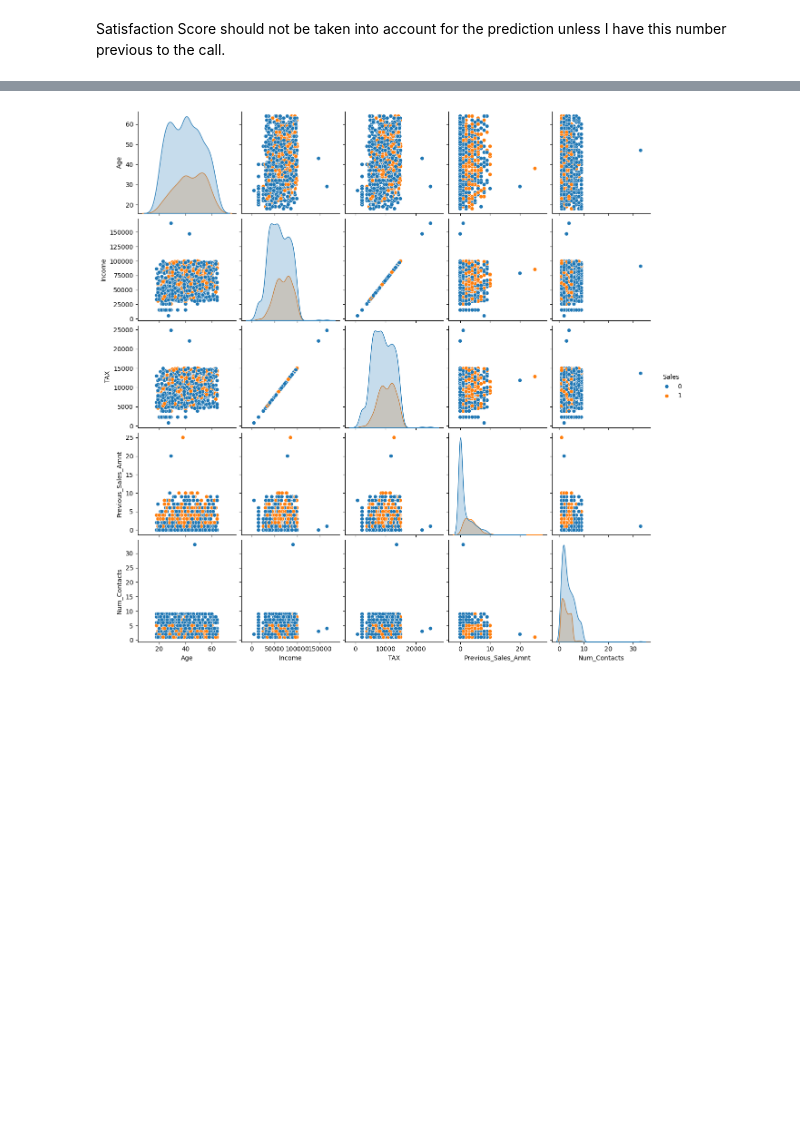
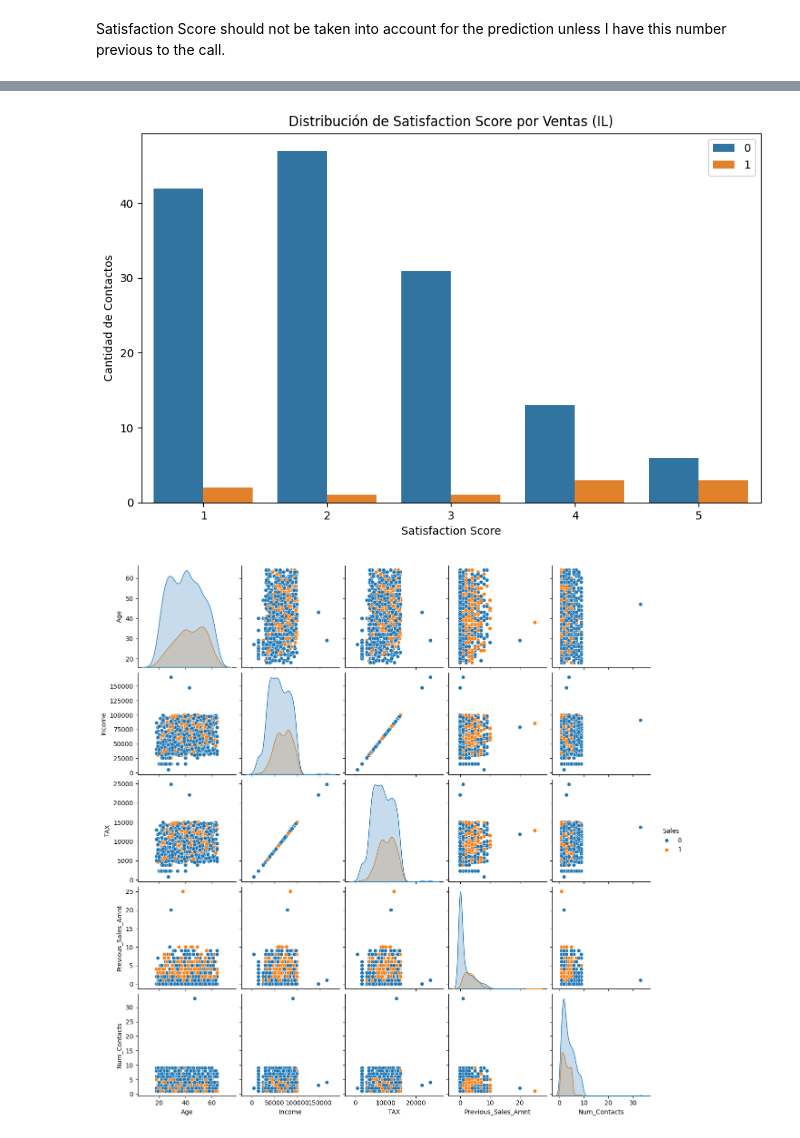
Before and after one commit to gbuvoli/Prueba_tecnica_TP, a Jupyter notebook: Prueba_Tecnica.ipynb, the cells around one changed output, grey strips where cells are left out. Saved outputs shown, nothing was run; the diff lists cells and outputs as text; code cells hidden in the pictures; blank space fills up the shorter version.

```diff
--- a/Prueba_Tecnica.ipynb
+++ b/Prueba_Tecnica.ipynb
@@ -425,3 +478,23 @@ Satisfaction Score should not be taken into account for the prediction unless I
+# %%
+import seaborn as sns
+import matplotlib.pyplot as plt
+
+# Filtrar la data para Location = IL
+df_IL = df_clean[df_clean["Location"] == "IL"]
+
+# Crear gráfico de barras para Satisfaction Score discriminado por Sales
+plt.figure(figsize=(10, 6))
+sns.countplot(data=df_IL, x="Satisfaction_Score", hue="Sales")
+
+# Personalizar etiquetas
+plt.title("Distribución de Satisfaction Score por Ventas (IL)")
+plt.xlabel("Satisfaction Score")
+plt.ylabel("Cantidad de Contactos")
+plt.legend()
+
+plt.show()
+# %% [output]
+[figure, added]
 # %%
 sns.pairplot(df_clean, hue='Sales')
 plt.show()
```
Also changed, not shown: parts of 13 cells of this notebook.
